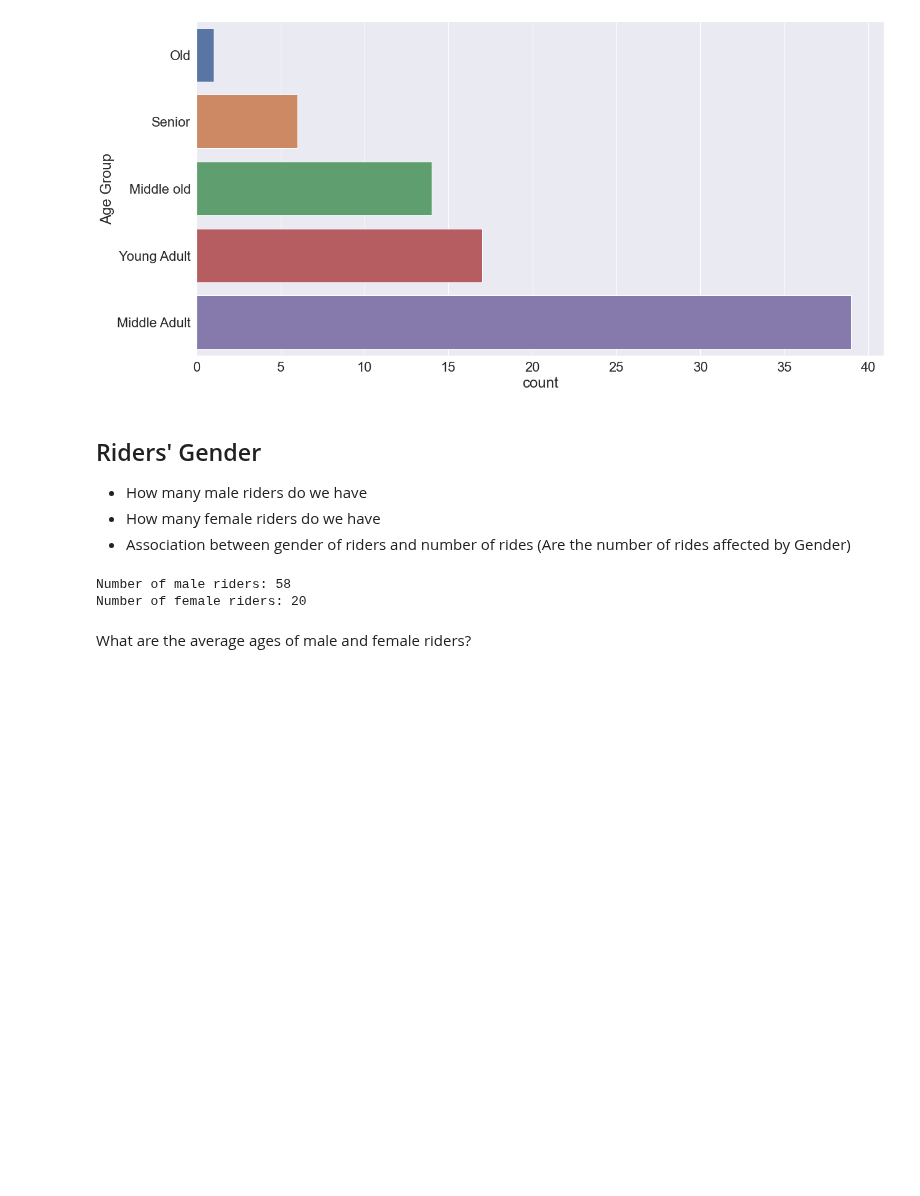
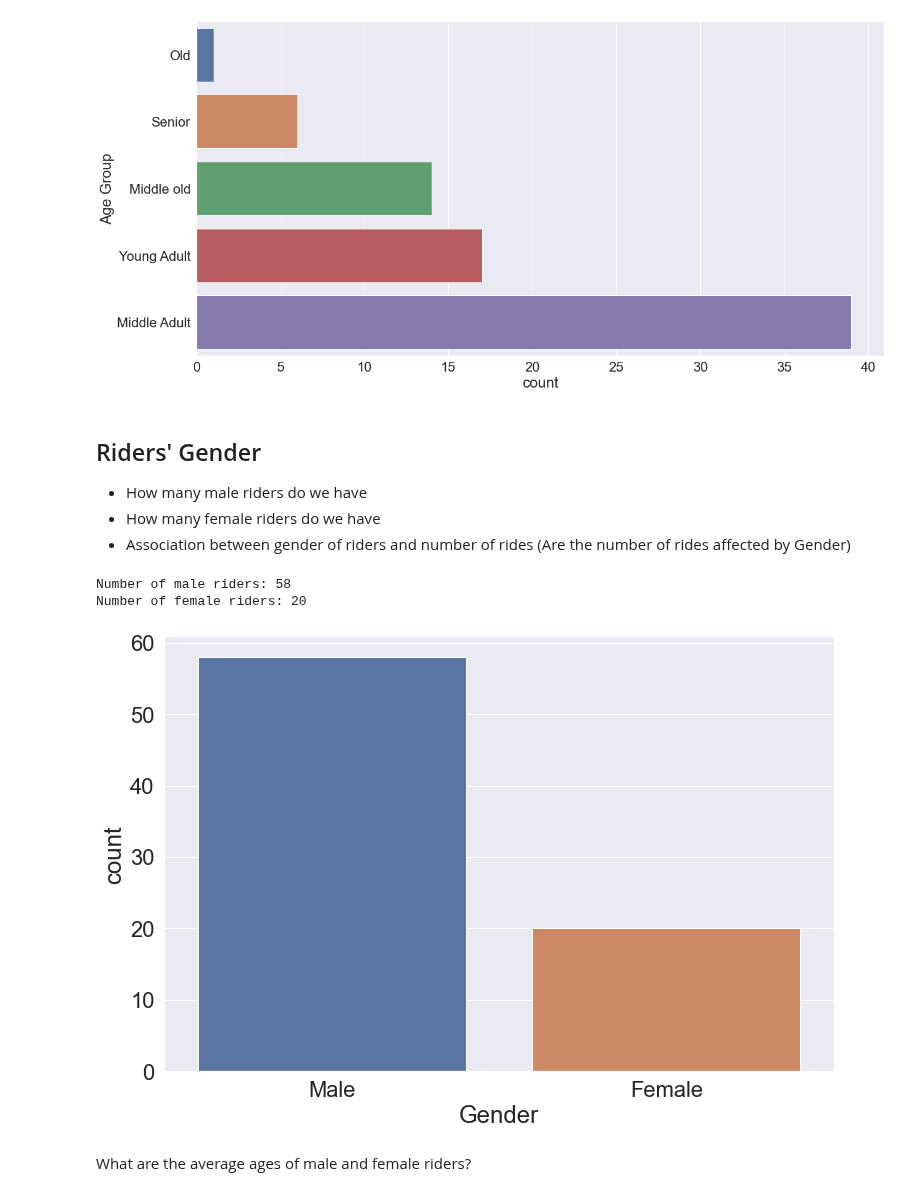
Before and after one commit to joeelorm/Projects, a Jupyter notebook: Data Cleaning/Data Cleaning.ipynb, the cells around one changed output. Cells and saved outputs as stored; diff of their text form; code cells hidden in the pictures; blank space fills up the shorter version.

```diff
--- a/Data Cleaning/Data Cleaning.ipynb
+++ b/Data Cleaning/Data Cleaning.ipynb
@@ -542,14 +542,22 @@ Text(0, 0.5, 'Age Group')
 - How many female riders do we have
 - Association between gender of riders and number of rides (Are the number of rides affected by Gender)
 # %%
+#Number of male and female riders
 male_riders = ride_sharing_sub[ride_sharing_sub['user_gender'] == 'Male']
 female_riders = ride_sharing_sub[ride_sharing_sub['user_gender'] == 'Female']
 
 print('Number of male riders: {}'.format(len(male_riders)))
 print('Number of female riders: {}'.format(len(female_riders)))
+
+
+plt.figure(figsize = (12, 8))
+sns.countplot(data = ride_sharing_sub, x = 'user_gender')
+plt.xlabel('Gender')
+plt.show()
 # %% [output]
 Number of male riders: 58
 Number of female riders: 20
+[figure, added]
 # %% [markdown]
 What are the average ages of male and female riders?
 # %%
```
Also changed, not shown: parts of 3 cells of this notebook.
